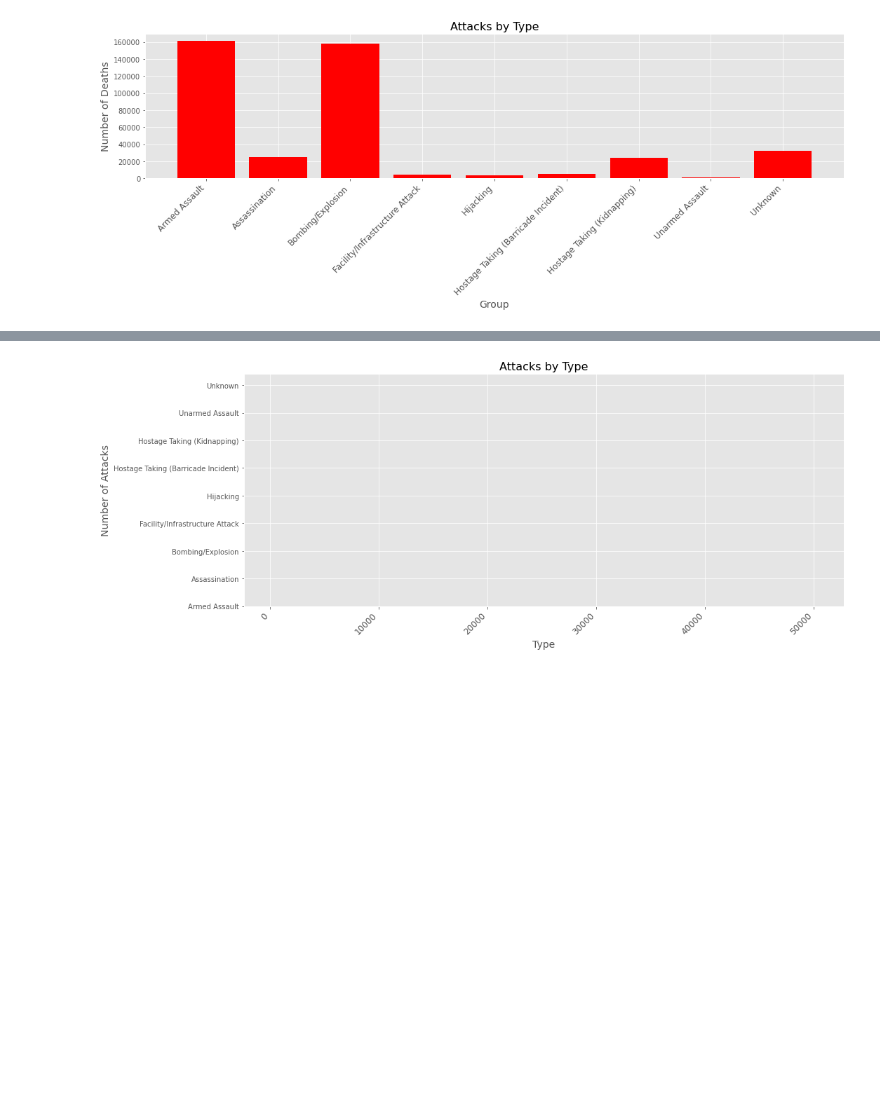
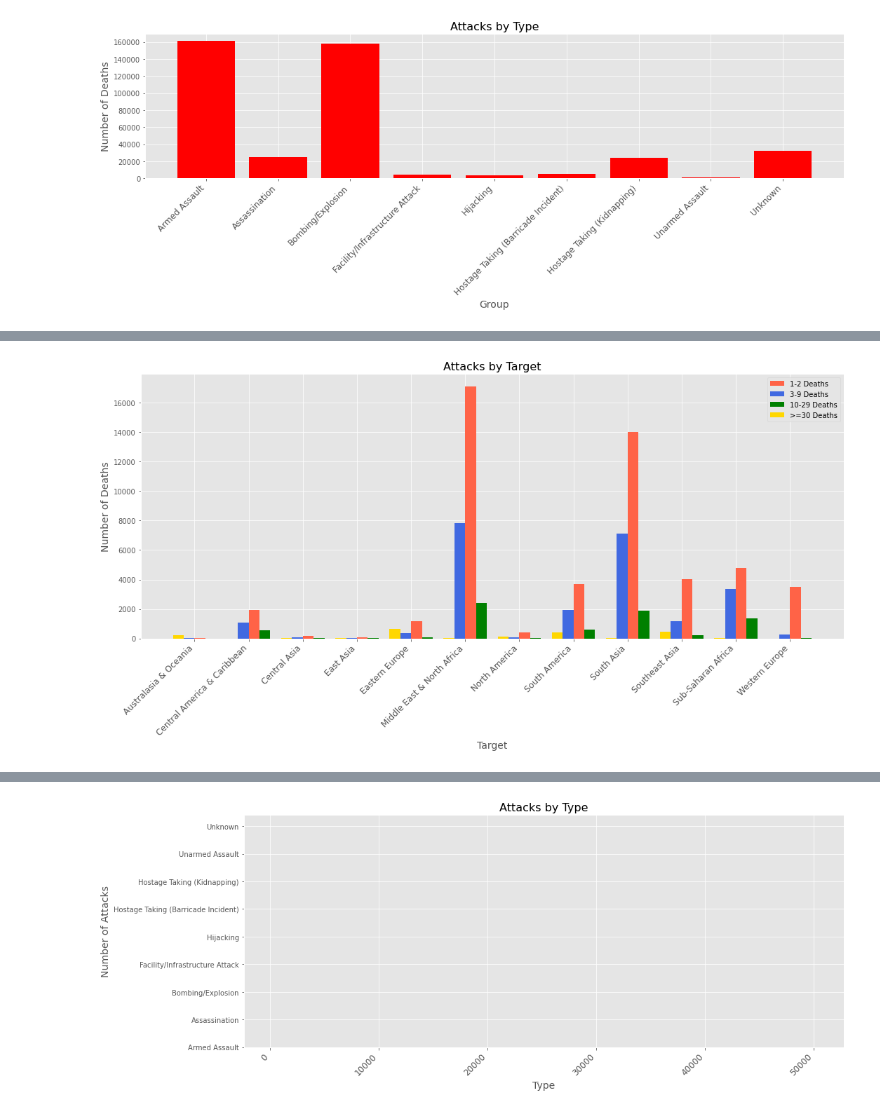
Before and after one commit to gverploeg/Terrorism_Capstone, a Jupyter notebook: notebooks/data_sort_pandas.ipynb, the cells around one changed output, grey strips where cells are left out. Drawn from its saved outputs; the diff is of its cells as text; code cells hidden in the pictures; blank space fills up the shorter version.

```diff
--- a/notebooks/data_sort_pandas.ipynb
+++ b/notebooks/data_sort_pandas.ipynb
@@ -563,0 +605,37 @@ fig.tight_layout();
+# %%
+region_1_2 = age_1_2.groupby('Region')['Event_ID'].count().to_frame().reset_index()
+
+region_3_9 = age_3_9.groupby('Region')['Event_ID'].count().to_frame().reset_index()
+
+region_10_29 = age_10_29.groupby('Region')['Event_ID'].count().to_frame().reset_index()
+
+region_30 = age_30.groupby('Region')['Event_ID'].count().to_frame().reset_index()
+# %%
+
+import numpy as np
+import matplotlib.pyplot as plt
+plt.style.use('ggplot')
+fig, ax = plt.subplots(1, figsize=(15, 8))
+bar_width = 0.2
+index_list = [0,1,2,6,8]
+x1 = region_1_2.iloc[:, 0]
+x2 = region_3_9.iloc[:,0]
+x3 = region_10_29.index
+x4 = region_30.index
+y1 = region_1_2.iloc[:,1]
+y2 = region_3_9.iloc[:,1]
+y3 = region_10_29.iloc[:,1]
+y4 = region_30.iloc[:,1]
+ax.bar(x1, y1, color='tomato', width=bar_width, align='edge', label='1-2 Deaths')
+ax.bar(x2, y2, color='royalblue', width=-bar_width, align='edge', label='3-9 Deaths')
+ax.bar(x3+.2, y3, color='green', width=bar_width, align='edge', label='10-29 Deaths')
+ax.bar(x4-.2, y4, color='gold', width=-bar_width, align='edge', label='>=30 Deaths')
+ax.set_xlabel("Target", fontsize=14)
+plt.xticks(rotation=45, fontsize=12, horizontalalignment='right')
+ax.set_ylabel("Number of Deaths", fontsize=14)
+ax.set_title("Attacks by Target", fontsize=16)
+# ax.set_ylim(8000,10000)
+ax.legend()
+fig.tight_layout();
+# %% [output]
+[figure, added]
```
Also changed, not shown: parts of 29 cells of this notebook, 3 other files.
